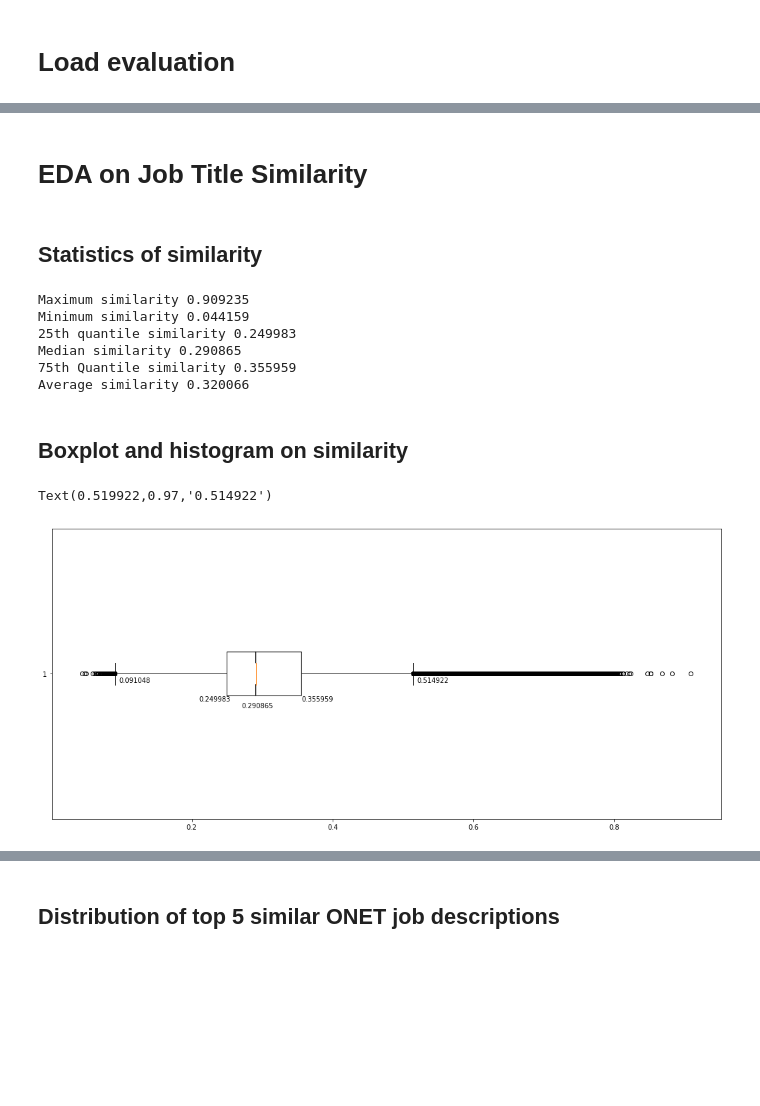
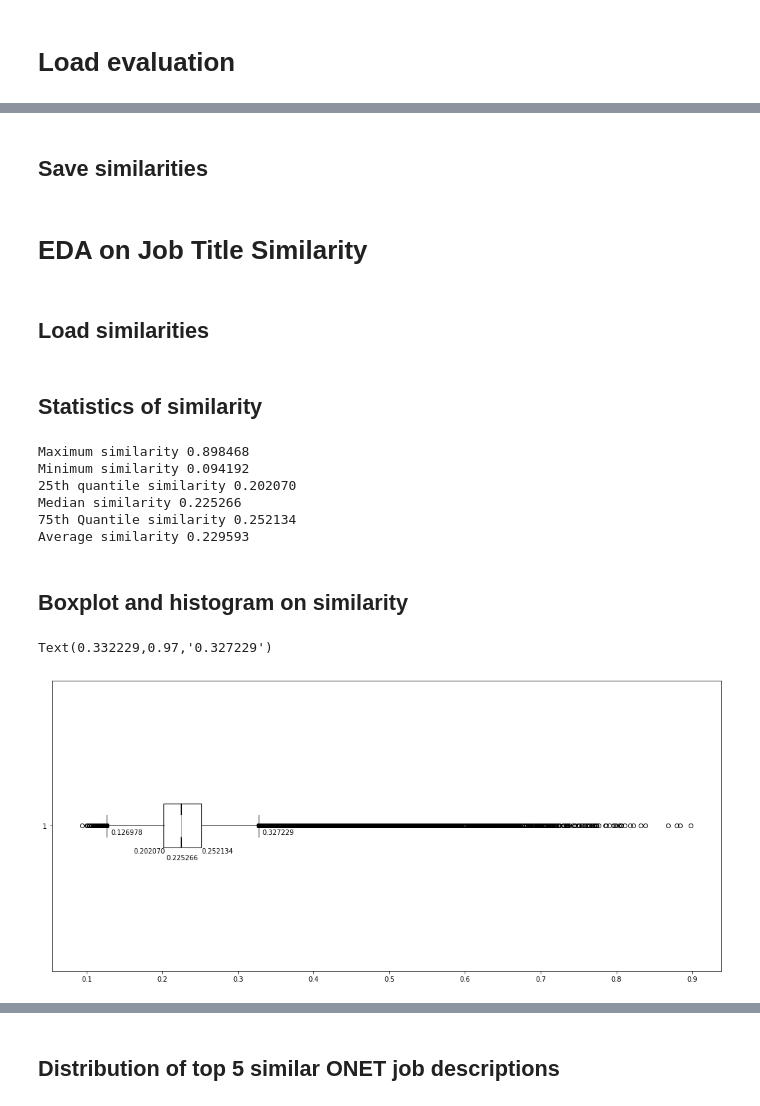
Before and after one commit to btruhand/job-advisor, a Jupyter notebook: Evaluating_doc2vec.ipynb, the cells around one changed output, grey strips where cells are left out. Saved outputs shown, nothing was run; the diff lists cells and outputs as text; code cells hidden in the pictures; blank space fills up the shorter version.

```diff
--- a/Evaluating_doc2vec.ipynb
+++ b/Evaluating_doc2vec.ipynb
@@ -147,0 +143,2 @@ df.head(20)
+# %% [markdown]
+## Save similarities
@@ -155,12 +153,17 @@ df = pd.read_json('findings/resume_job_title_onet_similarity.json.gz', orient='r
+# %% [markdown]
+## Load similarities
+# %%
+similarity_df = pd.read_json('findings/resume_job_title_task_statements_onet_similarity.json.gz', orient='records', lines=True, compression='gzip')
+#similarity_df = pd.read_json('findings/resume_job_title_onet_similarity.json.gz', orient='records', lines=True, compression='gzip')
 # %% [markdown]
 ## Statistics of similarity
 # %%
-maximum = df['similarity'].max()
-minimum = df['similarity'].min()
-quantile_low = df['similarity'].quantile(0.25)
-median = df['similarity'].median()
-quantile_high = df['similarity'].quantile(0.75)
-average = df['similarity'].mean()
+maximum = similarity_df['similarity'].max()
+minimum = similarity_df['similarity'].min()
+quantile_low = similarity_df['similarity'].quantile(0.25)
+median = similarity_df['similarity'].median()
+quantile_high = similarity_df['similarity'].quantile(0.75)
+average = similarity_df['similarity'].mean()
 
 print('Maximum similarity %f' % maximum)
 print('Minimum similarity %f' % minimum)
@@ -169,35 +172,35 @@ print('Median similarity %f' %  median)
 print('75th Quantile similarity %f' % quantile_high)
 print('Average similarity %f' % average)
 # %% [output]
-Maximum similarity 0.909235
-Minimum similarity 0.044159
-25th quantile similarity 0.249983
-Median similarity 0.290865
-75th Quantile similarity 0.355959
-Average similarity 0.320066
+Maximum similarity 0.898468
+Minimum similarity 0.094192
+25th quantile similarity 0.202070
+Median similarity 0.225266
+75th Quantile similarity 0.252134
+Average similarity 0.229593
 # %% [markdown]
 ## Boxplot and histogram on similarity
 # %%
 fig, ax = plt.subplots()
 
 fig.set_size_inches(18, 8)
-box_info = ax.boxplot(df['similarity'], notch=True, vert=False)
+box_info = ax.boxplot(similarity_df['similarity'], notch=True, vert=False)
 
 x, y = box_info['medians'][0].get_xydata()[0]
 ax.annotate('%f' % median, (x - 0.02,y - 0.08))
 x, y = box_info['boxes'][0].get_xydata()[0]
 ax.annotate('%f' % quantile_low, (x - 0.04, y - 0.02))
 x, y = box_info['boxes'][0].get_xydata()[6]
 ax.annotate('%f' % quantile_high, (x, y - 0.02))
 
 x, y = box_info['whiskers'][0].get_xydata()[1]
 ax.annotate('%f' % box_info['whiskers'][0].get_xdata()[1], (x + 0.005, y - 0.03))
 
 x, y = box_info['whiskers'][1].get_xydata()[1]
 ax.annotate('%f' % box_info['whiskers'][1].get_xdata()[1], (x + 0.005, y - 0.03))
 # %% [output]
-Text(0.519922,0.97,'0.514922')
+Text(0.332229,0.97,'0.327229')
-[figure, old version]
+[figure, new version]
 # %%
 fig, ax = plt.subplots()
 
```
Also changed, not shown: parts of 40 cells of this notebook, 1 other file.
